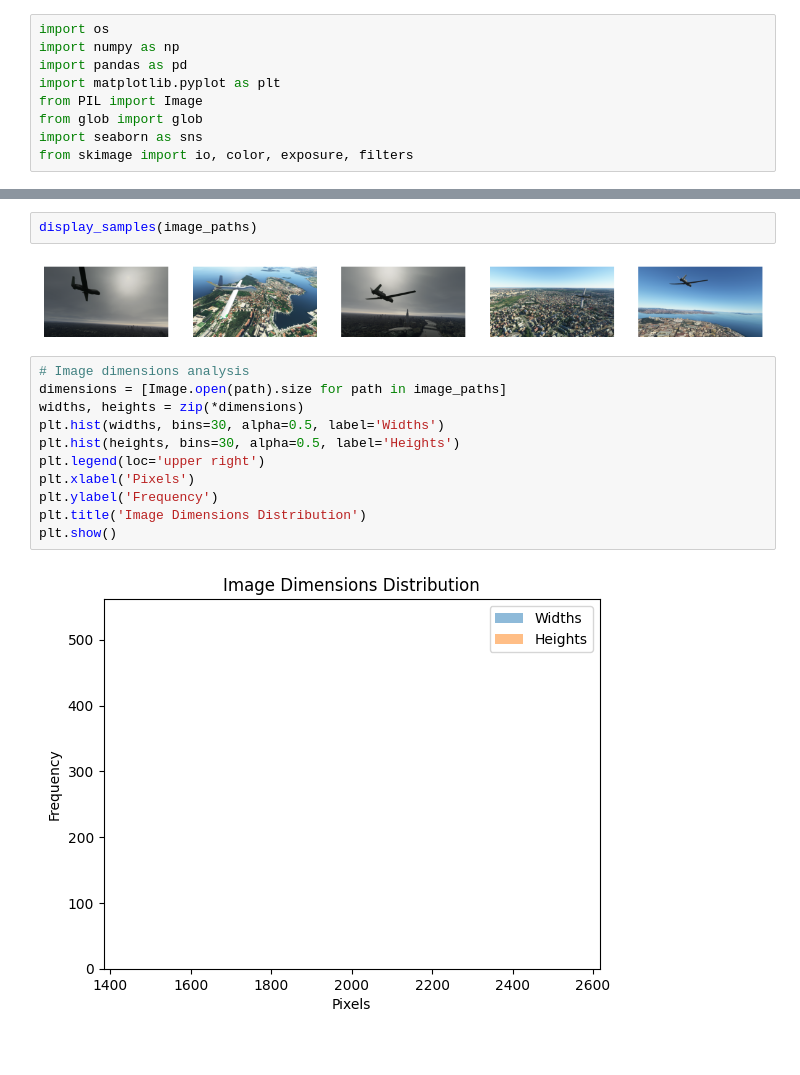
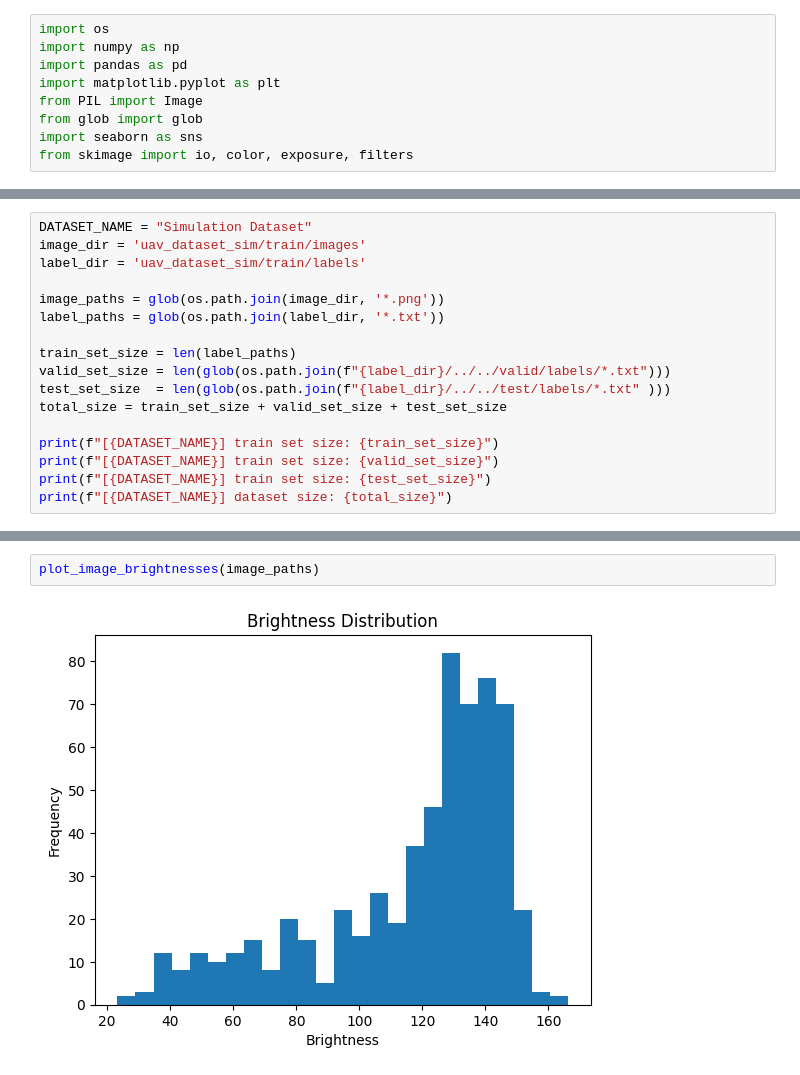
Before and after one commit to applerengg/UAV_Detection, a Jupyter notebook: datasets/EDA.ipynb, the cells around one changed output, grey strips where cells are left out. Saved outputs shown, nothing was run; the diff lists cells and outputs as text.

Commit message:
Data Analysis: added bbox analysis, edited notebook to analyze all datasets.

```diff
--- a/datasets/EDA.ipynb
+++ b/datasets/EDA.ipynb
@@ -24,0 +150,17 @@ def display_samples(image_paths, num_samples=5):
+# %%
+DATASET_NAME = "Simulation Dataset"
+image_dir = 'uav_dataset_sim/train/images'
+label_dir = 'uav_dataset_sim/train/labels'
+
+image_paths = glob(os.path.join(image_dir, '*.png'))
+label_paths = glob(os.path.join(label_dir, '*.txt'))
+
+train_set_size = len(label_paths)
+valid_set_size = len(glob(os.path.join(f"{label_dir}/../../valid/labels/*.txt")))
+test_set_size  = len(glob(os.path.join(f"{label_dir}/../../test/labels/*.txt" )))
+total_size = train_set_size + valid_set_size + test_set_size
+
+print(f"[{DATASET_NAME}] train set size: {train_set_size}")
+print(f"[{DATASET_NAME}] train set size: {valid_set_size}")
+print(f"[{DATASET_NAME}] train set size: {test_set_size}")
+print(f"[{DATASET_NAME}] dataset size: {total_size}")
@@ -25,17 +194,4 @@ def display_samples(image_paths, num_samples=5):
 # %%
-display_samples(image_paths)
+plot_image_brightnesses(image_paths)
 # %% [output]
-[figure, old version]
+[figure, new version]
-# %%
-# Image dimensions analysis
-dimensions = [Image.open(path).size for path in image_paths]
-widths, heights = zip(*dimensions)
-plt.hist(widths, bins=30, alpha=0.5, label='Widths')
-plt.hist(heights, bins=30, alpha=0.5, label='Heights')
-plt.legend(loc='upper right')
-plt.xlabel('Pixels')
-plt.ylabel('Frequency')
-plt.title('Image Dimensions Distribution')
-plt.show()
-# %% [output]
-[figure, removed]
```
Also changed, not shown: parts of 20 cells of this notebook, 8 other files.
